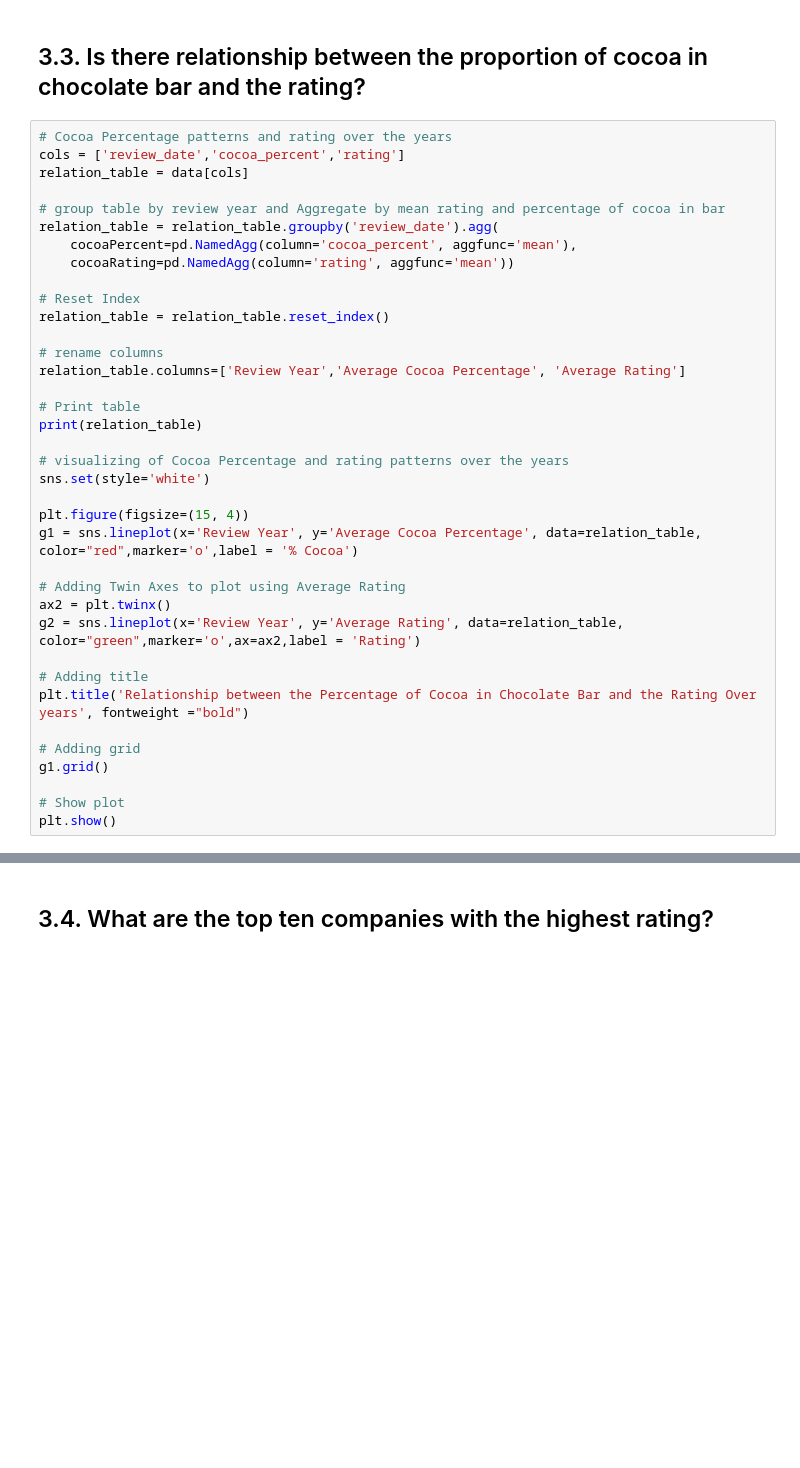
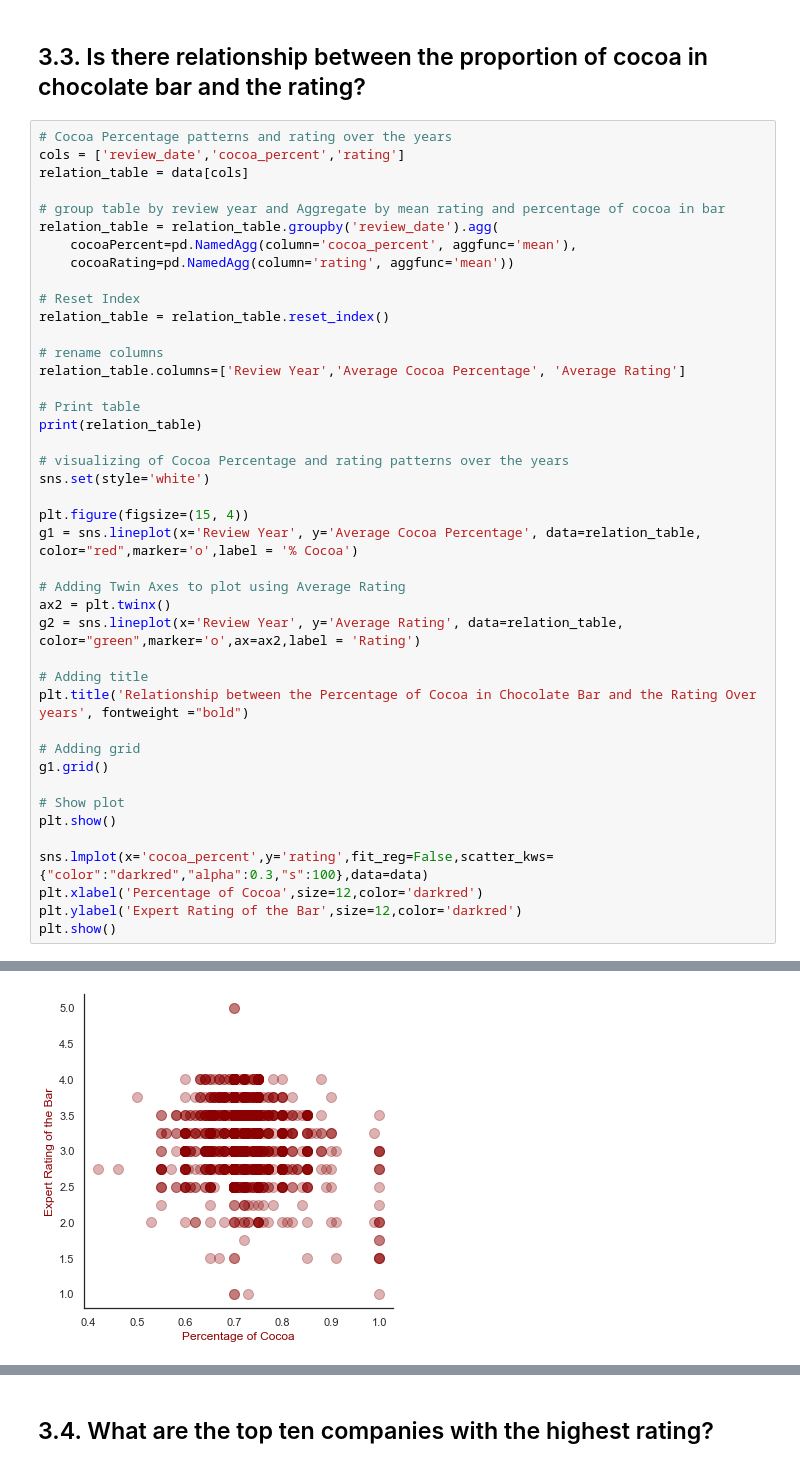
Before and after one commit to iamensah/Exploratory-Data-Analysis, a Jupyter notebook: EDA on Flavour of Cacao.ipynb, the cells around one changed output, grey strips where cells are left out. Cells and saved outputs as stored; diff of their text form; blank space fills up the shorter version.

```diff
--- a/EDA on Flavour of Cacao.ipynb
+++ b/EDA on Flavour of Cacao.ipynb
@@ -529,33 +530,39 @@ sns.set(style='white')
 plt.figure(figsize=(15, 4))
 g1 = sns.lineplot(x='Review Year', y='Average Cocoa Percentage', data=relation_table, color="red",marker='o',label = '% Cocoa')
 
 # Adding Twin Axes to plot using Average Rating
 ax2 = plt.twinx()
 g2 = sns.lineplot(x='Review Year', y='Average Rating', data=relation_table, color="green",marker='o',ax=ax2,label = 'Rating')
 
 # Adding title
 plt.title('Relationship between the Percentage of Cocoa in Chocolate Bar and the Rating Over years', fontweight ="bold")
 
 # Adding grid
 g1.grid()
 
 # Show plot
 plt.show()
+
+sns.lmplot(x='cocoa_percent',y='rating',fit_reg=False,scatter_kws={"color":"darkred","alpha":0.3,"s":100},data=data)
+plt.xlabel('Percentage of Cocoa',size=12,color='darkred')
+plt.ylabel('Expert Rating of the Bar',size=12,color='darkred')
+plt.show()
 # %% [output]
     Review Year  Average Cocoa Percentage  Average Rating
 0          2006                  0.710000        3.125000
 1          2007                  0.720390        3.162338
 2          2008                  0.726989        2.994624
 3          2009                  0.704431        3.073171
 4          2010                  0.707793        3.148649
 5          2011                  0.709697        3.256061
 6          2012                  0.715282        3.178205
 7          2013                  0.722663        3.197011
 8          2014                  0.722530        3.189271
 9          2015                  0.720140        3.246491
 10         2016                  0.717580        3.226027
 11         2017                  0.715417        3.312500
 [figure]
+[figure, added]
 # %% [markdown]
 ###### Rating over the years (Taking the average amounts per year)
 * The lowest ever average rating was around 3 and it came in 2008.
```
Also changed, not shown: parts of 8 cells of this notebook.
